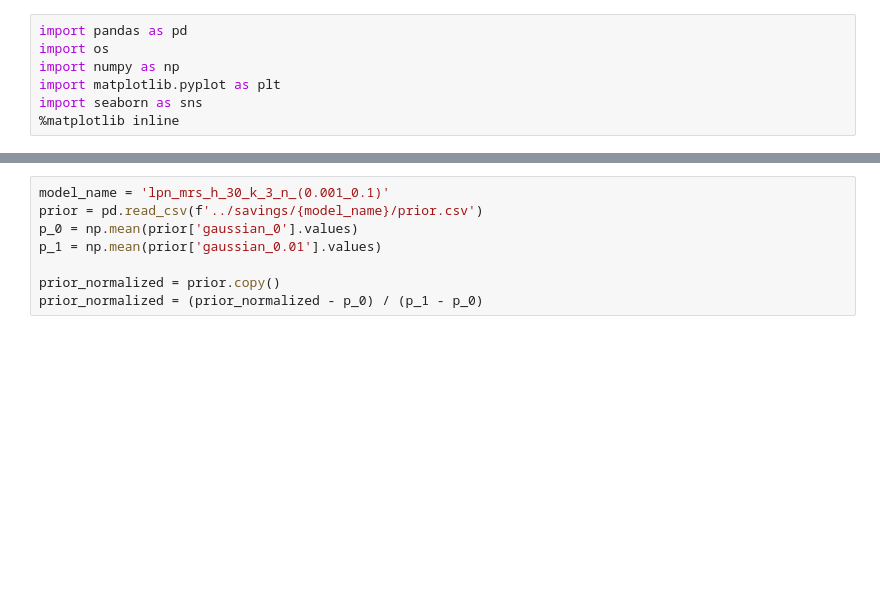
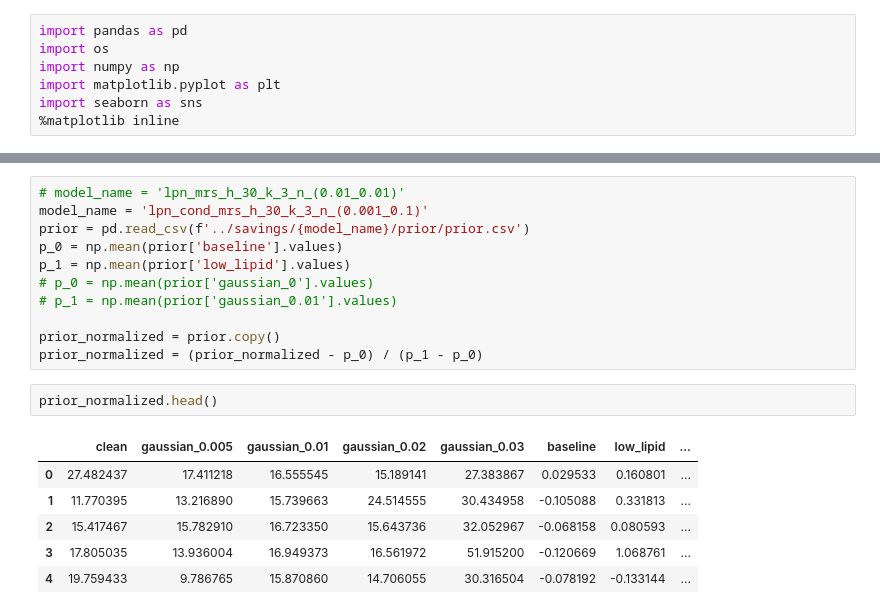
Before and after one commit to break-the-wa11/lpn_mrs, a Jupyter notebook: temp_code/test_prior.ipynb, the cells around one changed output, grey strips where cells are left out. Drawn from its saved outputs; the diff is of its cells as text; blank space fills up the shorter version.

```diff
--- a/temp_code/test_prior.ipynb
+++ b/temp_code/test_prior.ipynb
@@ -15,9 +52,21 @@ import seaborn as sns
 # %%
-model_name = 'lpn_mrs_h_30_k_3_n_(0.001_0.1)'
-prior = pd.read_csv(f'../savings/{model_name}/prior.csv')
-p_0 = np.mean(prior['gaussian_0'].values)
-p_1 = np.mean(prior['gaussian_0.01'].values)
+# model_name = 'lpn_mrs_h_30_k_3_n_(0.01_0.01)'
+model_name = 'lpn_cond_mrs_h_30_k_3_n_(0.001_0.1)'
+prior = pd.read_csv(f'../savings/{model_name}/prior/prior.csv')
+p_0 = np.mean(prior['baseline'].values)
+p_1 = np.mean(prior['low_lipid'].values)
+# p_0 = np.mean(prior['gaussian_0'].values)
+# p_1 = np.mean(prior['gaussian_0.01'].values)
 
 prior_normalized = prior.copy()
 prior_normalized = (prior_normalized - p_0) / (p_1 - p_0)
+# %%
+prior_normalized.head()
+# %% [output]
+|  | clean | gaussian_0.005 | gaussian_0.01 | gaussian_0.02 | gaussian_0.03 | baseline | low_lipid | ... |
+| 0 | 27.482437 | 17.411218 | 16.555545 | 15.189141 | 27.383867 | 0.029533 | 0.160801 | ... |
+| 1 | 11.770395 | 13.216890 | 15.739663 | 24.514555 | 30.434958 | -0.105088 | 0.331813 | ... |
+| 2 | 15.417467 | 15.782910 | 16.723350 | 15.643736 | 32.052967 | -0.068158 | 0.080593 | ... |
+| 3 | 17.805035 | 13.936004 | 16.949373 | 16.561972 | 51.915200 | -0.120669 | 1.068761 | ... |
+| 4 | 19.759433 | 9.786765 | 15.870860 | 14.706055 | 30.316504 | -0.078192 | -0.133144 | ... |
 # %%
```
Also changed, not shown: parts of 3 cells of this notebook, 7 other files.
